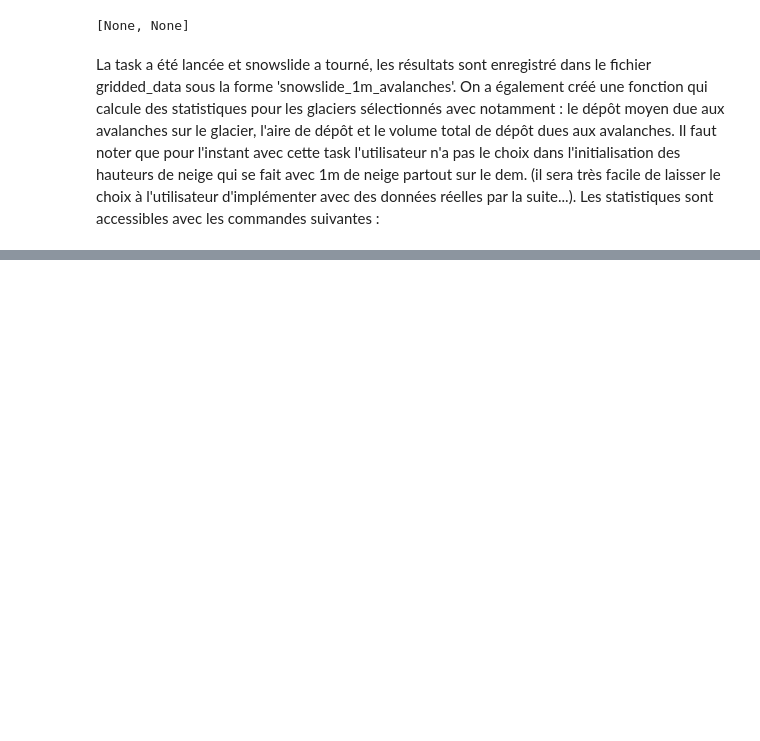
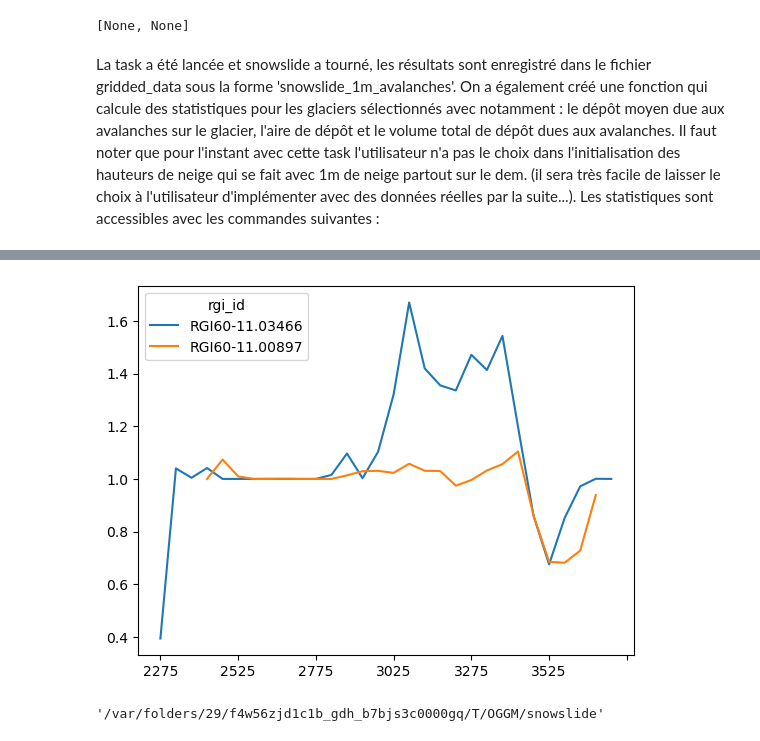
Before and after one commit to OGGM/Snowslide, a Jupyter notebook: example/How_to_use_OGGMxSnowslide.ipynb, the cells around one changed output, grey strips where cells are left out. Cells and saved outputs as stored; diff of their text form; code cells hidden in the pictures; blank space fills up the shorter version.

```diff
--- a/example/How_to_use_OGGMxSnowslide.ipynb
+++ b/example/How_to_use_OGGMxSnowslide.ipynb
@@ -70,0 +109,8 @@ La task a été lancée et snowslide a tourné, les résultats sont enregistré
+# %%
+dfb_ava.T.plot();
+# %% [output]
+[figure, added]
+# %%
+cfg.PATHS['working_dir']
+# %% [output]
+'/var/folders/29/f4w56zjd1c1b_gdh_b7bjs3c0000gq/T/OGGM/snowslide'
```
Also changed, not shown: parts of 11 cells of this notebook, 1 other file.
